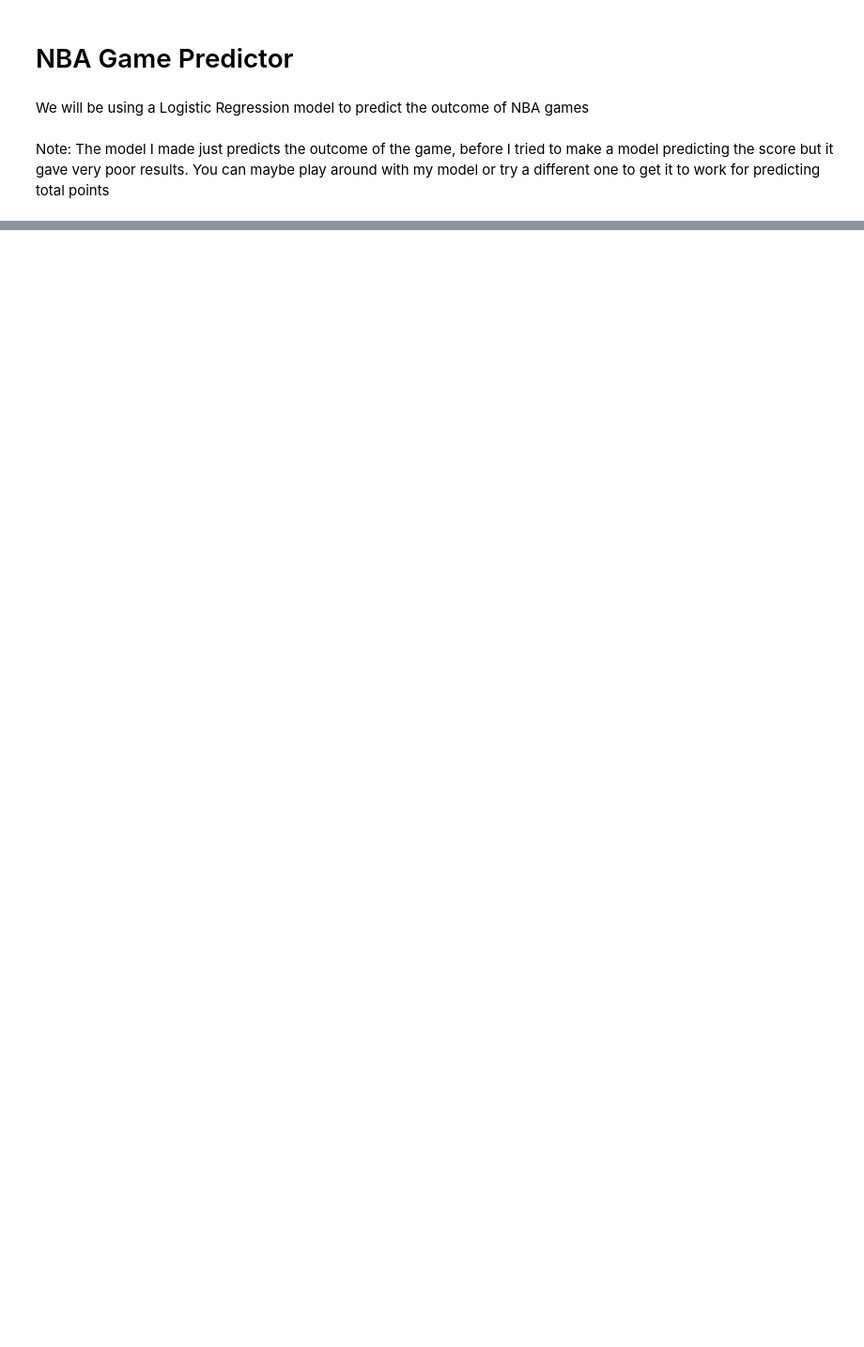
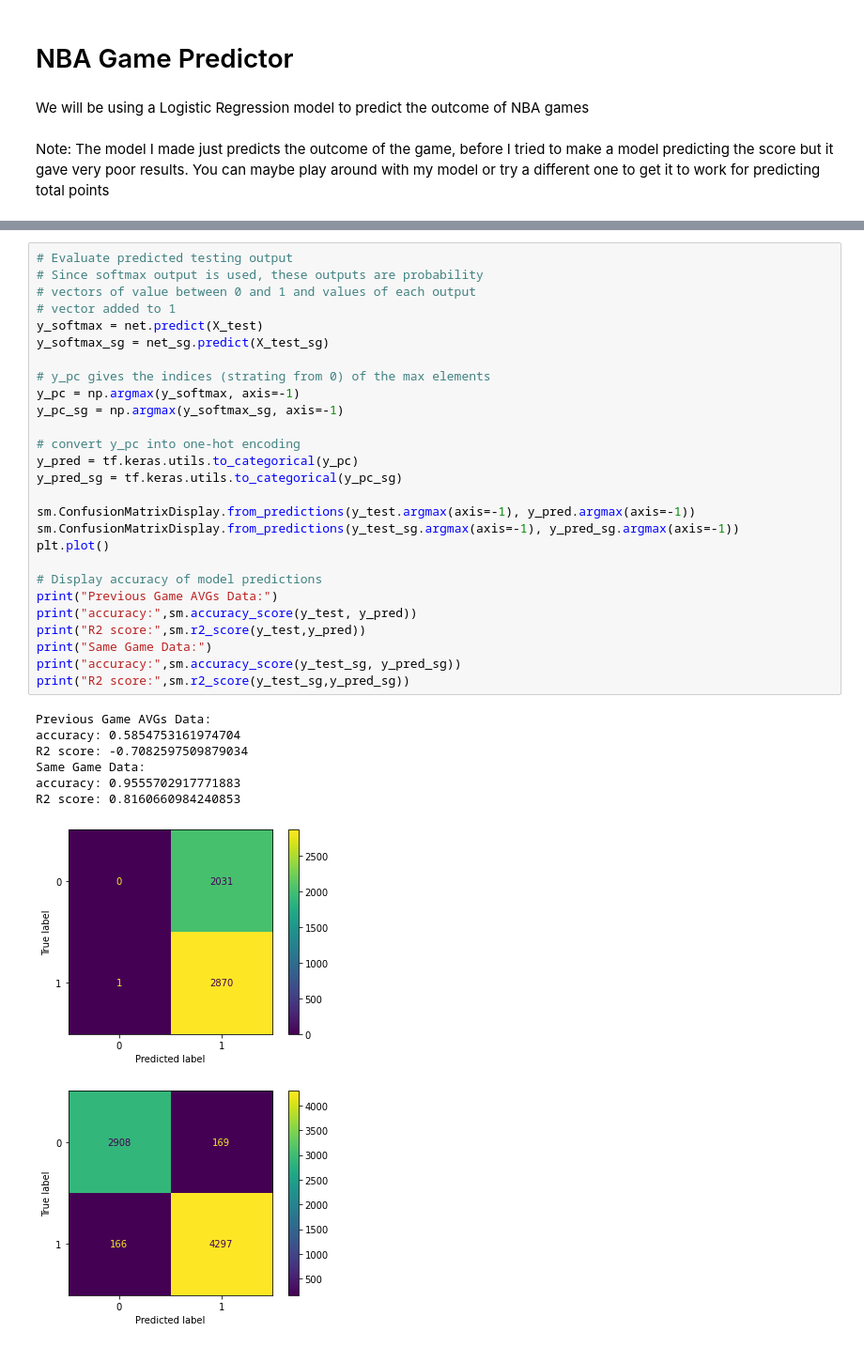
Before and after one commit to carsonmiiller/539_Project, a Jupyter notebook: ECE539_Project.ipynb, the cells around one changed output, grey strips where cells are left out. Shown at 94% size. Saved outputs shown, nothing was run; the diff lists cells and outputs as text; blank space fills up the shorter version.

```diff
--- a/ECE539_Project.ipynb
+++ b/ECE539_Project.ipynb
@@ -150,0 +166,36 @@ y_pred = model.predict(X_test)
+# %%
+# Evaluate predicted testing output
+# Since softmax output is used, these outputs are probability
+# vectors of value between 0 and 1 and values of each output
+# vector added to 1
+y_softmax = net.predict(X_test)
+y_softmax_sg = net_sg.predict(X_test_sg)
+
+# y_pc gives the indices (strating from 0) of the max elements
+y_pc = np.argmax(y_softmax, axis=-1)
+y_pc_sg = np.argmax(y_softmax_sg, axis=-1)
+
+# convert y_pc into one-hot encoding
+y_pred = tf.keras.utils.to_categorical(y_pc)
+y_pred_sg = tf.keras.utils.to_categorical(y_pc_sg)
+
+sm.ConfusionMatrixDisplay.from_predictions(y_test.argmax(axis=-1), y_pred.argmax(axis=-1))
+sm.ConfusionMatrixDisplay.from_predictions(y_test_sg.argmax(axis=-1), y_pred_sg.argmax(axis=-1))
+plt.plot()
+
+# Display accuracy of model predictions
+print("Previous Game AVGs Data:")
+print("accuracy:",sm.accuracy_score(y_test, y_pred))
+print("R2 score:",sm.r2_score(y_test,y_pred))
+print("Same Game Data:")
+print("accuracy:",sm.accuracy_score(y_test_sg, y_pred_sg))
+print("R2 score:",sm.r2_score(y_test_sg,y_pred_sg))
+# %% [output]
+Previous Game AVGs Data:
+accuracy: 0.5854753161974704
+R2 score: -0.7082597509879034
+Same Game Data:
+accuracy: 0.9555702917771883
+R2 score: 0.8160660984240853
+[figure, added]
+[figure, added]
```
Also changed, not shown: parts of 16 cells of this notebook.
